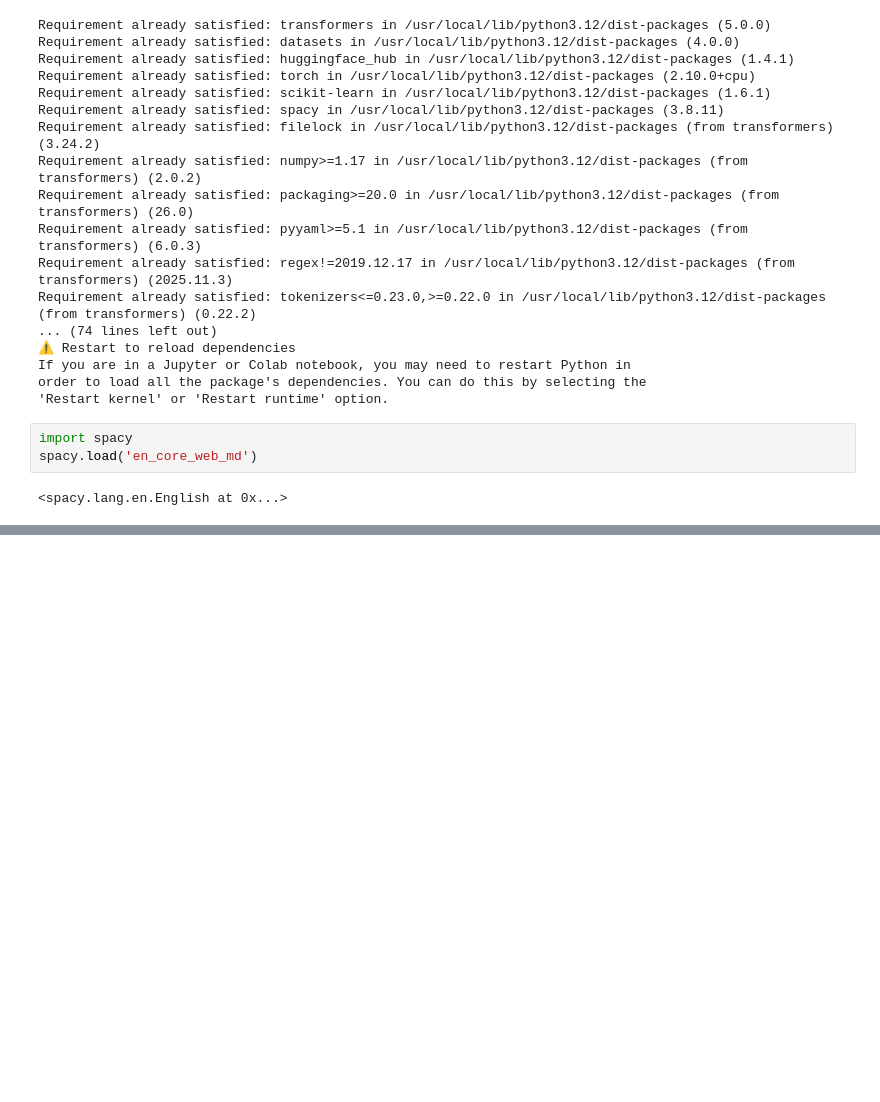
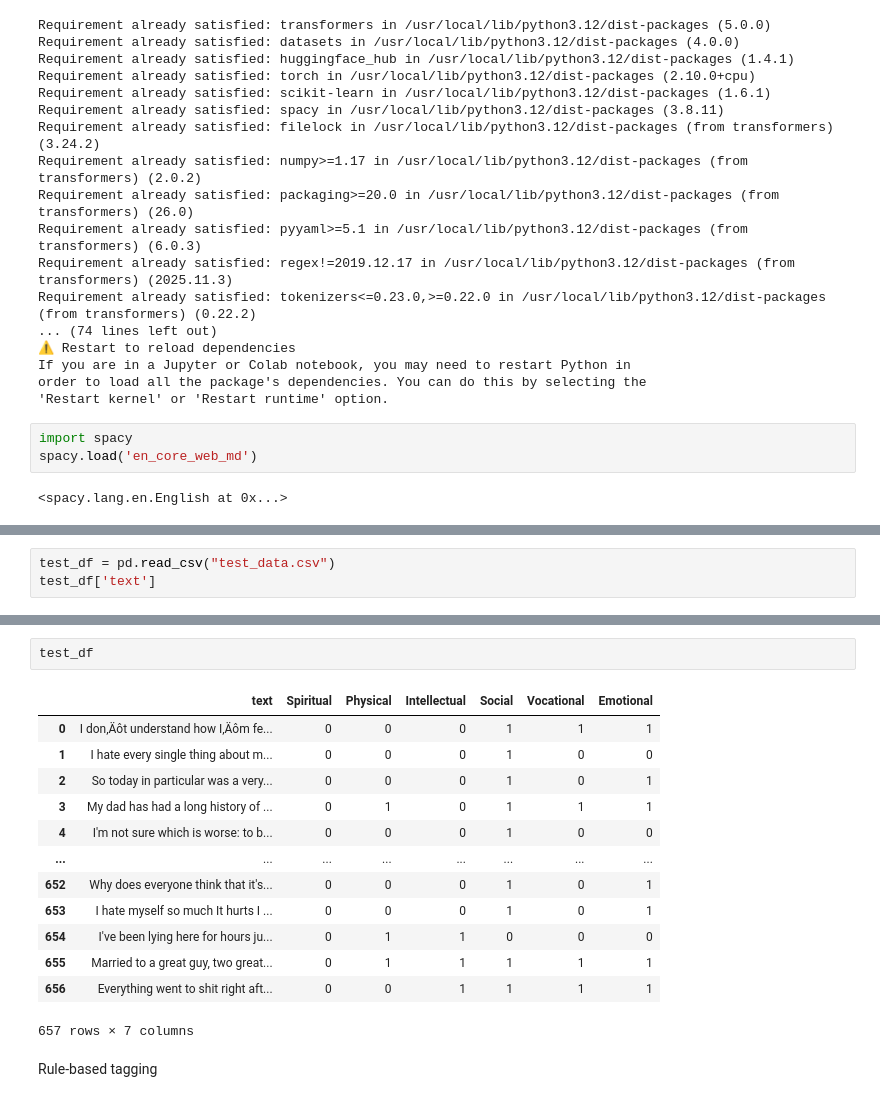
Before and after one commit to jayaramanp/cNLP4QoL, a Jupyter notebook: cNLP4QoL_workbook1.ipynb, the cells around one changed output, grey strips where cells are left out. Drawn from its saved outputs; the diff is of its cells as text; blank space fills up the shorter version.

```diff
--- a/cNLP4QoL_workbook1.ipynb
+++ b/cNLP4QoL_workbook1.ipynb
@@ -35,0 +57,3 @@ fatal: could not read Username for 'https://github.com': No such device or addre
+# %%
+test_df = pd.read_csv("test_data.csv")
+test_df['text']
@@ -35,0 +75,18 @@ fatal: could not read Username for 'https://github.com': No such device or addre
+# %%
+test_df
+# %% [output]
+|  | text | Spiritual | Physical | Intellectual | Social | Vocational | Emotional |
+| 0 | I don‚Äôt understand how I‚Äôm fe... | 0 | 0 | 0 | 1 | 1 | 1 |
+| 1 | I hate every single thing about m... | 0 | 0 | 0 | 1 | 0 | 0 |
+| 2 | So today in particular was a very... | 0 | 0 | 0 | 1 | 0 | 1 |
+| 3 | My dad has had a long history of ... | 0 | 1 | 0 | 1 | 1 | 1 |
+| 4 | I'm not sure which is worse: to b... | 0 | 0 | 0 | 1 | 0 | 0 |
+| ... | ... | ... | ... | ... | ... | ... | ... |
+| 652 | Why does everyone think that it's... | 0 | 0 | 0 | 1 | 0 | 1 |
+| 653 | I hate myself so much It hurts I ... | 0 | 0 | 0 | 1 | 0 | 1 |
+| 654 | I've been lying here for hours ju... | 0 | 1 | 1 | 0 | 0 | 0 |
+| 655 | Married to a great guy, two great... | 0 | 1 | 1 | 1 | 1 | 1 |
+| 656 | Everything went to shit right aft... | 0 | 0 | 1 | 1 | 1 | 1 |
+657 rows × 7 columns
+# %% [markdown]
+Rule-based tagging
```
Also changed, not shown: parts of 20 cells of this notebook.
